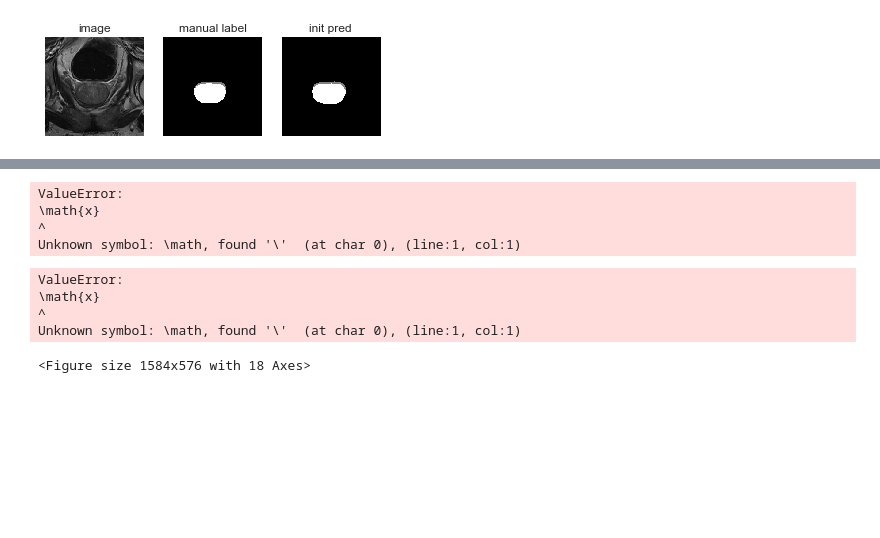
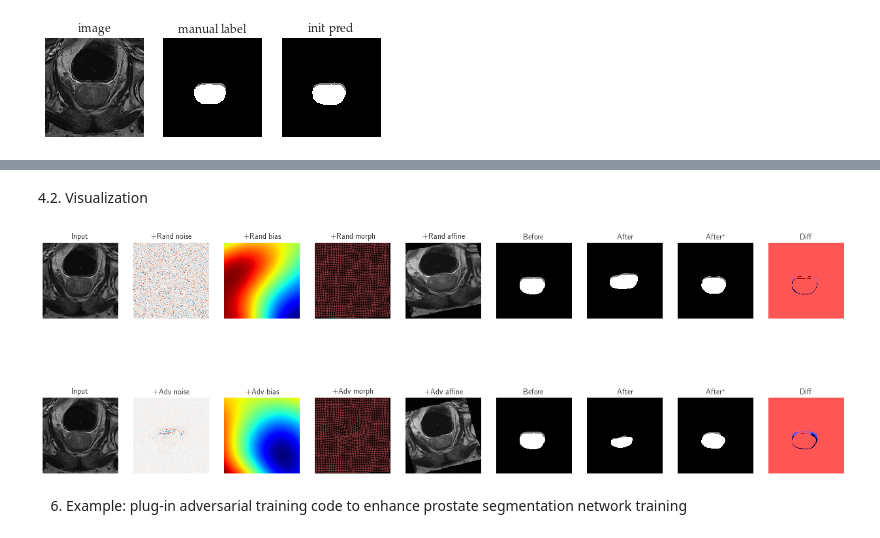
Before and after one commit to cherise215/advchain, a Jupyter notebook: adv_chain_data_generation_prostate.ipynb, the cells around one changed output, grey strips where cells are left out. Drawn from its saved outputs; the diff is of its cells as text; code cells hidden in the pictures; blank space fills up the shorter version.

Commit message:
add prostate

```diff
--- a/adv_chain_data_generation_prostate.ipynb
+++ b/adv_chain_data_generation_prostate.ipynb
@@ -72,6 +83,6 @@ plt.axis('off')
 # %%
 use_gpu=True
-model = get_unet_model(num_classes=3,model_path='/vol/biomedic3/cc215/Project/DeformADA/result/Prostate_Segmentation/varying_subjects/supervised/full/affine_elastic_intensity_opt/0_cval_1/best/checkpoints/UNet_16$SAX$_Segmentation.pth',model_arch='UNet_16')
+model = get_unet_model(num_classes=3,model_path='./saved_checkpoints/prostate_seg_unet_16.pth',model_arch='UNet_16')
 
 if use_gpu: model = model.cuda()
 model.eval()
@@ -137,7 +149,7 @@ augmentor_bias= AdvBias(
 
 
 
-augmentor_noise= AdvNoise( config_dict={'epsilon':1.5,
+augmentor_noise= AdvNoise( config_dict={'epsilon':1,
                 'xi':1e-6,
                  'data_size':(bs,im_ch,crop_size[0],crop_size[1])},
                  debug=False)
@@ -148,7 +160,6 @@ augmentor_affine= AdvAffine( config_dict={
                  'scale_y':0.2,
                  'shift_x':0.1,
                  'shift_y':0.1,
-                 'xi':1e-6,
                  'data_size':(bs,im_ch,crop_size[0],crop_size[1]),
                  'forward_interp':'bilinear',
                  'backward_interp':'bilinear'},
@@ -157,7 +168,6 @@ augmentor_affine= AdvAffine( config_dict={
 augmentor_morph= AdvMorph(
                 config_dict=
                 {'epsilon':1.5,
-                 'xi':1e-6,
                  'data_size':(bs,im_ch,crop_size[0],crop_size[1]),
                  'vector_size':[crop_size[0]//8,crop_size[1]//8],
                  'interpolator_mode':'bilinear'
@@ -189,0 +178,12 @@ magnitude: tensor(0.1950, device='cuda:0')
+# %%
+## keep model fixed, set up a solver
+model.eval()
+transformation_chain = [augmentor_affine,augmentor_noise,augmentor_bias,augmentor_morph]
+solver = ComposeAdversarialTransformSolver(
+        chain_of_transforms=transformation_chain,
+        divergence_types = ['mse','contour'], ### you can also change it to 'kl'.
+        divergence_weights=[1.0,0.5],
+        use_gpu= True,
+        debug=True,
+        if_norm_image=False
+       )
@@ -249,6 +223,7 @@ max tensor([[1.]], device='cuda:0')
+# %% [markdown]
+4.2. Visualization
 # %%
 sns.set(font_scale=10)
-
 rand_transformed_image_numpy=rand_transformed_image.cpu().data.numpy()[0,0]
 adv_transformed_image_numpy=adv_transformed_image.cpu().data.numpy()[0,0]
 
@@ -258,62 +233,42 @@ adv_predict_numpy=warp_back_adv_predict.max(1)[1].cpu().data.numpy()[0]
 rand_before_warped_predict_numpy=rand_predict.max(1)[1].cpu().data.numpy()[0]
 adv_before_warped_predict_numpy=adv_predict.max(1)[1].cpu().data.numpy()[0]
 
-
-
 rand_bias_numpy=rand_bias.cpu().data.numpy()[0,0]
 adv_bias_numpy=adv_bias.cpu().data.numpy()[0,0]
-
 
 rand_noise_numpy=rand_noise.cpu().data.numpy()[0,0]
 adv_noise_numpy=adv_noise.cpu().data.numpy()[0,0]
 
 rand_morph_grid = rand_morph.permute(0,3,1,2)[0].data.cpu().numpy()
 adv_morph_grid = adv_morph.permute(0,3,1,2)[0].data.cpu().numpy()
+rand_deformed_image =augmentor_morph.transform(image_tensor,rand_dxy).cpu().data.numpy()[0,0]
+adv_deformed_image =augmentor_morph.transform(image_tensor,adv_dxy).cpu().data.numpy()[0,0]
 
-## deformed grid
 gird_interval = 5
+vis_deforme_image=False ## turn it on to see deformed image
 fig,axes = plt.subplots(2,9,figsize=(22,8))
-
-plot_image(cropped_image,ax = axes[0,0],title="Input r'$\math{x}$'",font_size=font_size)
+plot_image(cropped_image,ax = axes[0,0],title='Input',font_size=font_size)
 plot_noise(rand_noise_numpy,ax = axes[0,1],title='+Rand noise',font_size=font_size)
-
-## plot perturbation
-# plot_image(rand_transformed_image_numpy,ax = axes[0,1],title='perturbed',font_size=font_size)
-# vis_noise(rand_noise_numpy, ax = axes[0,2],title = 'rand noise',font_size=font_size)
-## plot deformation
 plot_bias_field(rand_bias_numpy,ax= axes[0,2],title='+Rand bias')
-plot_warped_grid(rand_morph_grid, ax=axes[0,3],bg_img=rand_transformed_image_numpy*0, interval=gird_interval, title="+Rand morph", fontsize=font_size, linewidth=0.5,show=True)
+plot_warped_grid(rand_morph_grid, ax=axes[0,3],bg_img=rand_deformed_image*vis_deforme_image, interval=gird_interval, title="+Rand morph", fontsize=font_size, linewidth=0.5,show=True)
 plot_image(rand_transformed_image_numpy, ax=axes[0,4],title="+Rand affine", font_size=font_size)
-
 plot_image(pred_map[0],ax = axes[0,5],title='Before',font_size=font_size)
 plot_image(rand_before_warped_predict_numpy,ax = axes[0,6],title='After',font_size=font_size)
-plot_image(rand_predict_numpy,ax = axes[0,7],title='After (transformed back)',font_size=font_size)
+plot_image(rand_predict_numpy,ax = axes[0,7],title='After${}^{*}$',font_size=font_size)
 plot_general(rand_predict_numpy-pred_map[0],ax = axes[0,8],title='Diff',font_size=font_size,cmap='seismic')
-
 
 plot_image(cropped_image,title='Input',ax = axes[1,0],font_size=font_size)
 plot_noise(adv_noise_numpy,ax = axes[1,1],title='+Adv noise',font_size=font_size)
 plot_bias_field(adv_bias_numpy,ax= axes[1,2],title='+Adv bias')
-# plot_image(adv_transformed_image_numpy,ax = axes[1,1],title='perturbed',font_size=font_size)
-plot_warped_grid(adv_morph_grid, ax=axes[1,3],bg_img=adv_transformed_image_numpy*0, interval=gird_interval, title="+Adv morph", fontsize=font_size, linewidth=0.5,show=True)
-# vis_noise(adv_noise_numpy, title = 'adv noise',ax = axes[1,2],font_size=font_size)
+plot_warped_grid(adv_morph_grid, ax=axes[1,3],bg_img=adv_deformed_image*vis_deforme_image, interval=gird_interval, title="+Adv morph", fontsize=font_size, linewidth=0.5,show=True)
 plot_image(adv_transformed_image_numpy, ax=axes[1,4],title="+Adv affine", font_size=font_size)
 plot_image(pred_map[0],title='Before',ax = axes[1,5],font_size=font_size)
 plot_image(adv_before_warped_predict_numpy,ax = axes[1,6],title='After',font_size=font_size)
-plot_image(adv_predict_numpy,title='After^*',ax = axes[1,7],font_size=font_size)
+plot_image(adv_predict_numpy,title='After${}^{*}$',ax = axes[1,7],font_size=font_size)
 plot_general(adv_predict_numpy-pred_map[0],ax = axes[1,8],title='Diff',font_size=font_size,cmap='seismic')
-# plt.tight_layout(h_pad=0,w_pad=0.1)
-
-
 plt.savefig('./test_chain_image.png')
 # %% [output]
-ValueError:
-\math{x}
-^
-Unknown symbol: \math, found '\'  (at char 0), (line:1, col:1)
-ValueError:
-\math{x}
-^
-Unknown symbol: \math, found '\'  (at char 0), (line:1, col:1)
-<Figure size 1584x576 with 18 Axes>
+[figure, added]
+# %% [markdown]
+6. Example: plug-in adversarial training code to enhance prostate segmentation network training
 # %%
```
Also changed, not shown: parts of 14 cells of this notebook, 16 other files.
